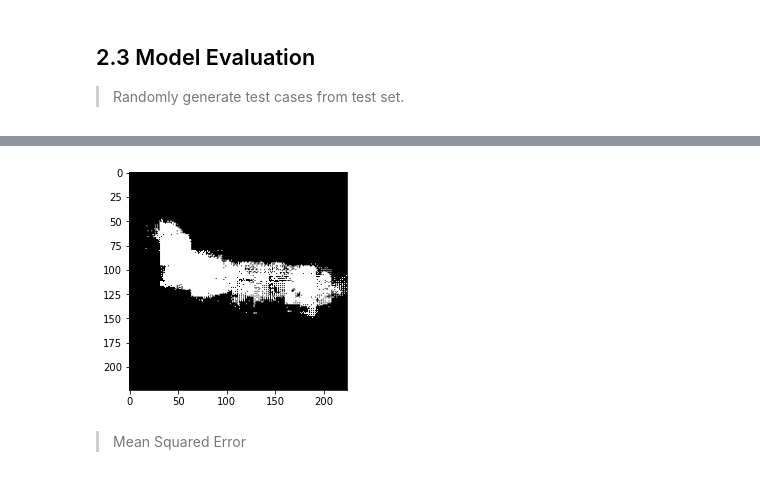
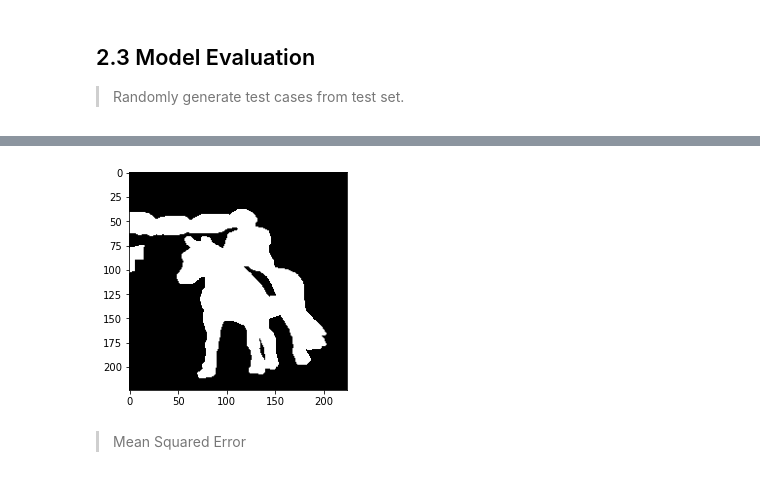
Before and after one commit to AdarshShah/Image-Segmentation, a Jupyter notebook: Image_Segmentation.ipynb, the cells around one changed output, grey strips where cells are left out. Saved outputs shown, nothing was run; the diff lists cells and outputs as text; code cells hidden in the pictures.

```diff
--- a/Image_Segmentation.ipynb
+++ b/Image_Segmentation.ipynb
@@ -371,6 +396,7 @@ plt.show()
 segmented_image = imread(f'{path}/TrainVal/VOCdevkit/VOC2011/SegmentationClass/{filename}.png')
 segmented_image = resize(segmented_image[:,:,0],(224,224))
 segmented_image = np.round(segmented_image)
-plt.imshow(out,'gray')
+#imsave('./outputs/FCN/outputs/ground_truth.jpg',segmented_image)
+plt.imshow(segmented_image,'gray')
 plt.show()
 # %% [output]
@@ -377,4 +404,4 @@ plt.show()
-[figure, old version]
+[figure, new version]
 # %% [markdown]
 > Mean Squared Error
 # %%
```
Also changed, not shown: parts of 27 cells of this notebook.
